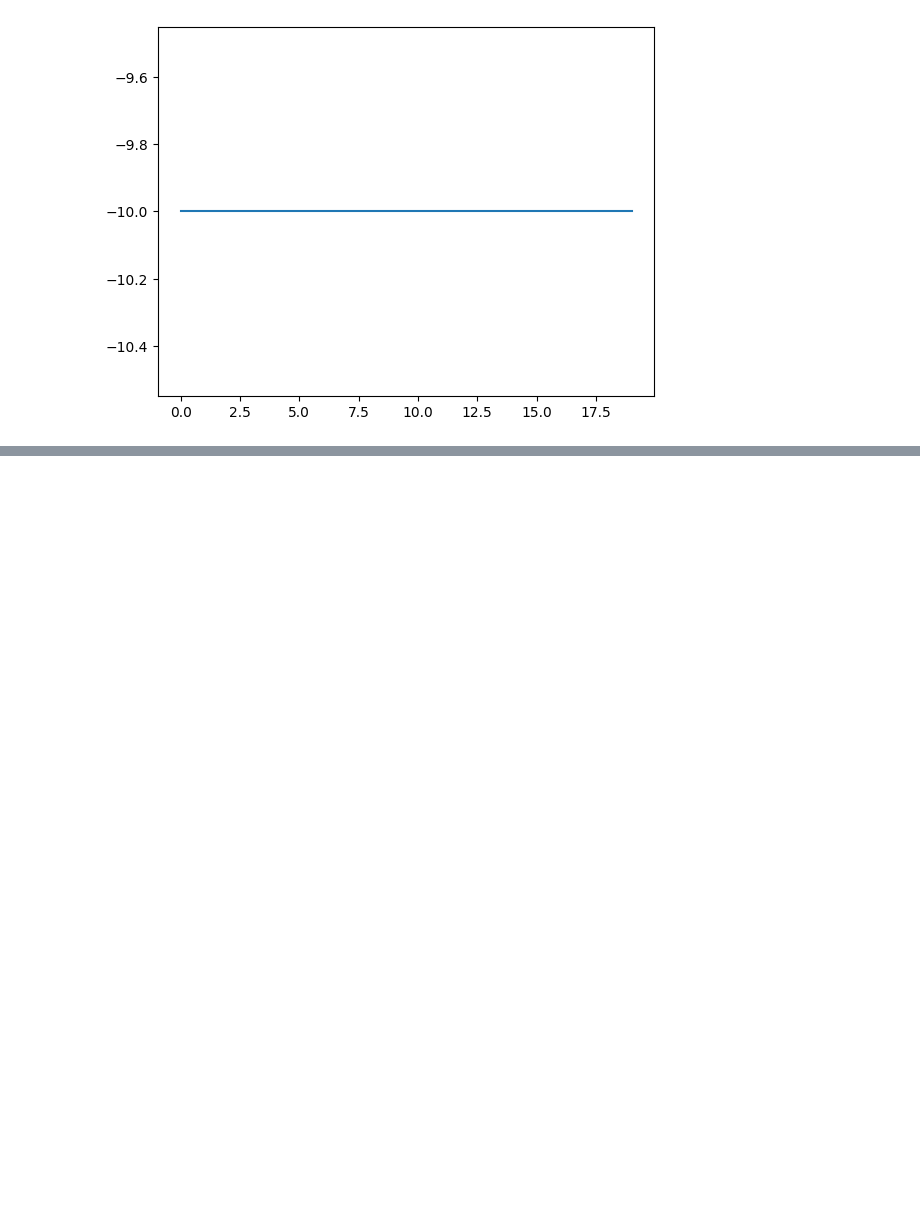
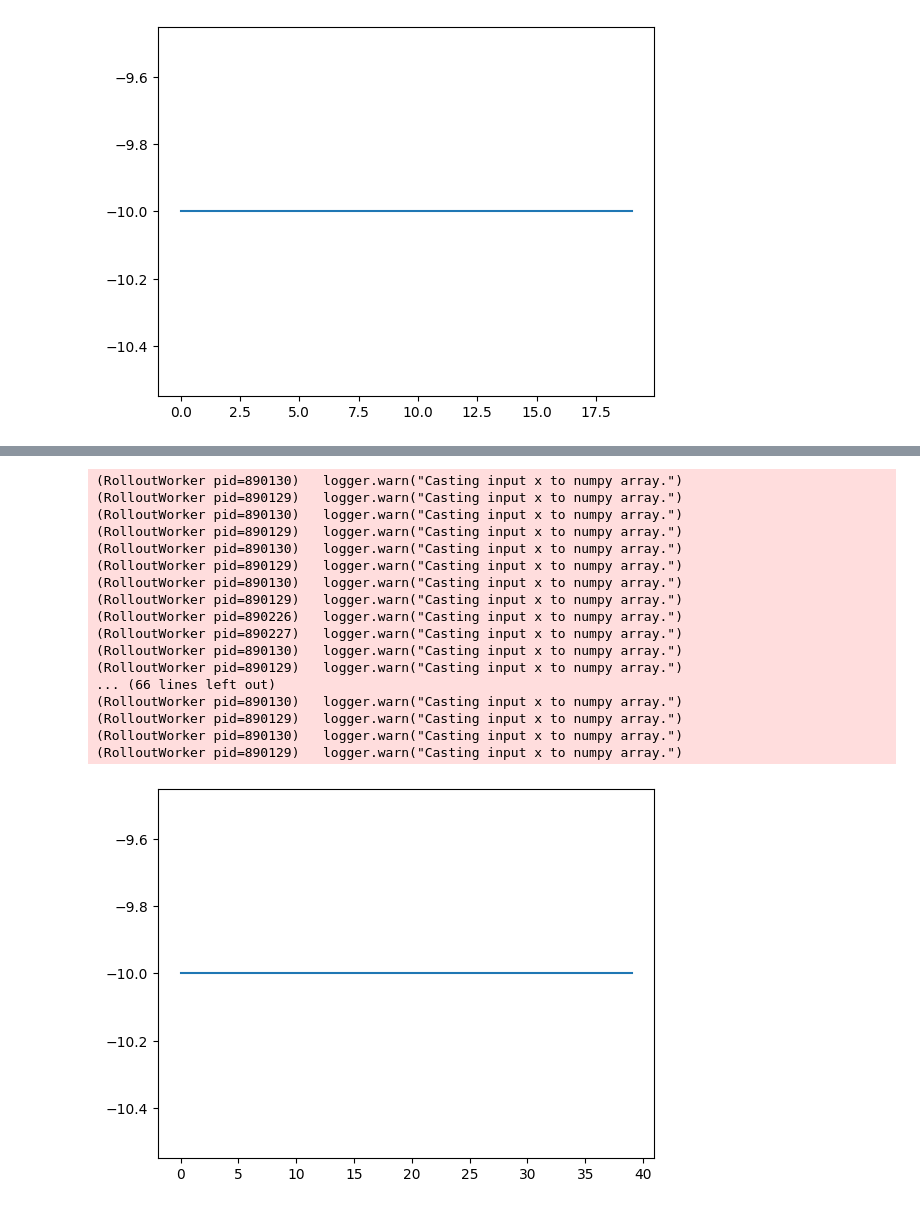
Before and after one commit to brucexi999/UBC-EECE571F, a Jupyter notebook: source/demo.ipynb, the cells around one changed output, grey strips where cells are left out. Cells and saved outputs as stored; diff of their text form; code cells hidden in the pictures; blank space fills up the shorter version.

```diff
--- a/source/demo.ipynb
+++ b/source/demo.ipynb
@@ -240,0 +230,36 @@ cumulative reward: -10
+# %%
+# fine tuning
+register_env("simple_env", lambda config: SimpleEnv(length, width, [(3,0), (0,1)], macros, edge_capacity))
+config = (
+    PPOConfig()
+    .environment(env = "simple_env")
+    .framework(framework="torch")
+    .evaluation(
+        evaluation_interval=15,
+        evaluation_duration=5,
+        evaluation_num_workers=2,  #0 for Colab
+        evaluation_parallel_to_training=True, #False for Colab
+        evaluation_config = dict(
+            explore=False,
+            num_workers=1
+        ))
+    .rollouts(
+    num_rollout_workers=2, #1 for Colab
+    num_envs_per_worker=1)
+    .training(
+        model={
+            "custom_model": "custom_mpnn",
+            "custom_model_config": {  # This is the additional configuration for your model
+            "node_features_dim": 2,  # Replace with your actual value
+            "edge_features_dim": 1,  # Replace with your actual value
+            "action_space_dim": 4,  # Replace with your actual value
+            "diameter": length + width - 2
+            # Add other necessary configurations specific to your model
+            }
+        }#,
+        #_enable_learner_api=False
+    )
+)
+algo = config.build()
+ckpt = "/home/brucexi2/UBC-EECE571F/checkpoint/trial/PPO_2023-11-28_19-35-01/PPO_simple_env_494d0_00000_0_2023-11-28_19-35-05/checkpoint_000040"
+algo.restore(ckpt)
@@ -241,3 +281,29 @@ cumulative reward: -10
+# %%
+rewards = []
+for i in range (40):
+    result = algo.train()
+    rewards.append(result["episode_reward_mean"])
+plt.plot(rewards)
+plt.show()
+# %% [output]
+(RolloutWorker pid=890130)   logger.warn("Casting input x to numpy array.")
+(RolloutWorker pid=890129)   logger.warn("Casting input x to numpy array.")
+(RolloutWorker pid=890130)   logger.warn("Casting input x to numpy array.")
+(RolloutWorker pid=890129)   logger.warn("Casting input x to numpy array.")
+(RolloutWorker pid=890130)   logger.warn("Casting input x to numpy array.")
+(RolloutWorker pid=890129)   logger.warn("Casting input x to numpy array.")
+(RolloutWorker pid=890130)   logger.warn("Casting input x to numpy array.")
+(RolloutWorker pid=890129)   logger.warn("Casting input x to numpy array.")
+(RolloutWorker pid=890226)   logger.warn("Casting input x to numpy array.")
+(RolloutWorker pid=890227)   logger.warn("Casting input x to numpy array.")
+(RolloutWorker pid=890130)   logger.warn("Casting input x to numpy array.")
+(RolloutWorker pid=890129)   logger.warn("Casting input x to numpy array.")
+... (66 lines left out)
+(RolloutWorker pid=890130)   logger.warn("Casting input x to numpy array.")
+(RolloutWorker pid=890129)   logger.warn("Casting input x to numpy array.")
+(RolloutWorker pid=890130)   logger.warn("Casting input x to numpy array.")
+(RolloutWorker pid=890129)   logger.warn("Casting input x to numpy array.")
+[figure, added]
 # %%
 # release the resources
 algo.stop()
```
Also changed, not shown: parts of 8 cells of this notebook, 4 other files.
